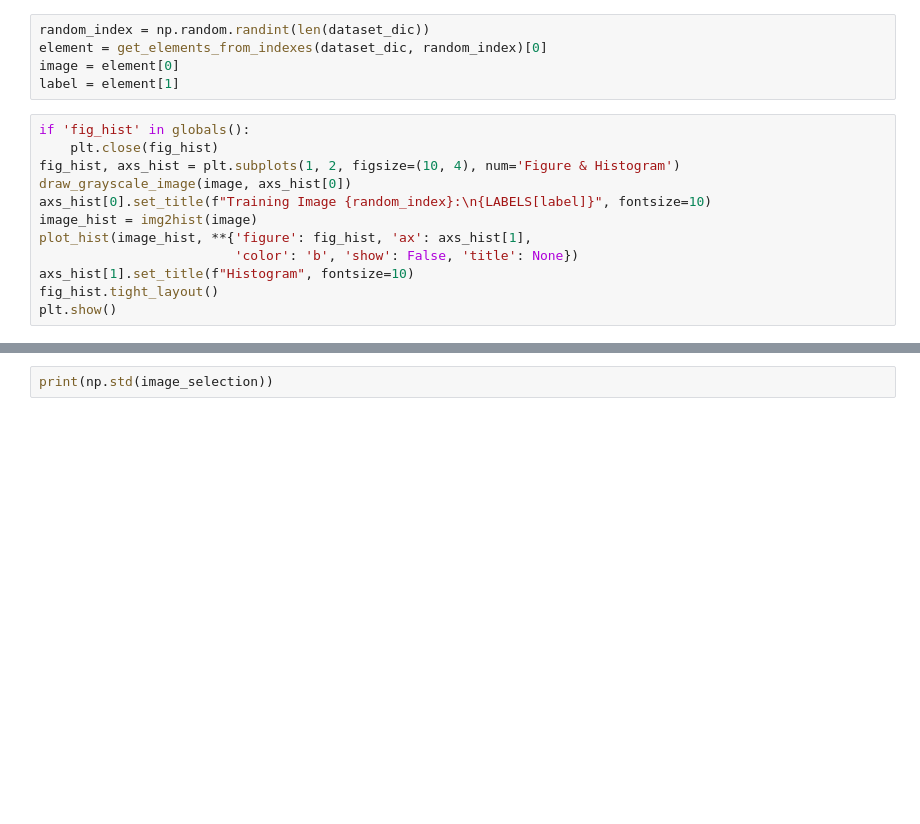
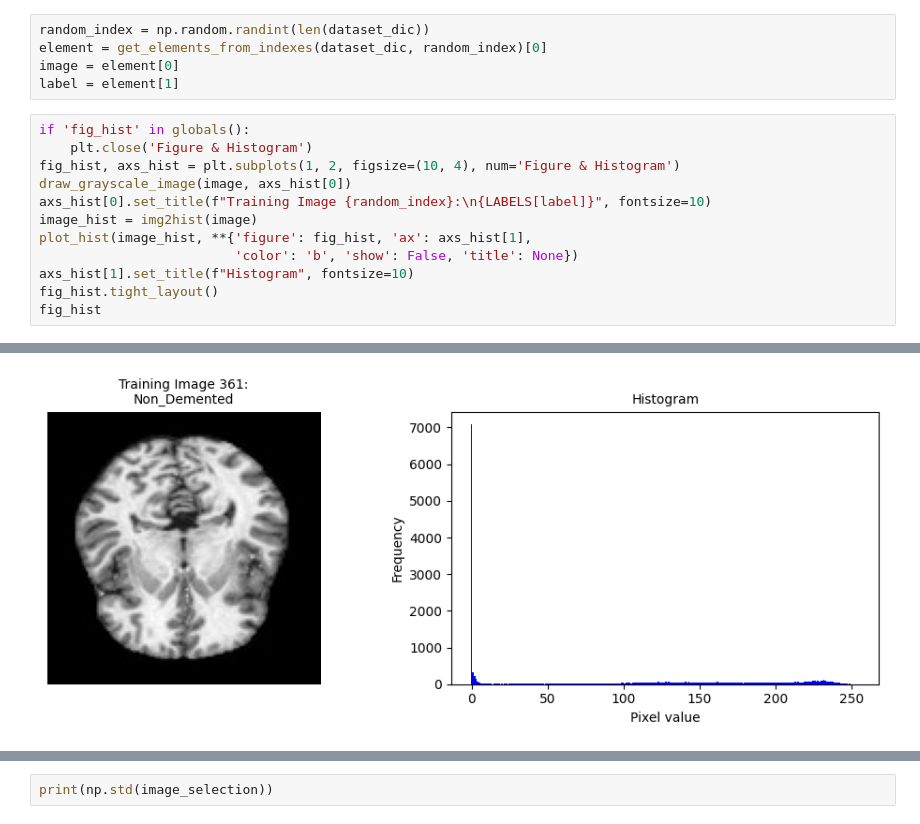
Before and after one commit to josulas/Biomedical-Image-Processing-Final-Assignment, a Jupyter notebook: tests.ipynb, the cells around one changed output, grey strips where cells are left out. Drawn from its saved outputs; the diff is of its cells as text; blank space fills up the shorter version.

```diff
--- a/tests.ipynb
+++ b/tests.ipynb
@@ -30,19 +32,20 @@ image = element[0]
 label = element[1]
 # %%
 if 'fig_hist' in globals():
-    plt.close(fig_hist)
+    plt.close('Figure & Histogram')
 fig_hist, axs_hist = plt.subplots(1, 2, figsize=(10, 4), num='Figure & Histogram')
 draw_grayscale_image(image, axs_hist[0])
 axs_hist[0].set_title(f"Training Image {random_index}:\n{LABELS[label]}", fontsize=10)
 image_hist = img2hist(image)
 plot_hist(image_hist, **{'figure': fig_hist, 'ax': axs_hist[1],
                          'color': 'b', 'show': False, 'title': None})
 axs_hist[1].set_title(f"Histogram", fontsize=10)
 fig_hist.tight_layout()
-plt.show()
+fig_hist
 # %% [output]
 [interactive output not drawn]
 [interactive output not drawn]
+[figure, added]
 # %%
 image_selection = None
 
```
Also changed, not shown: parts of 3 cells of this notebook, 2 other files.
